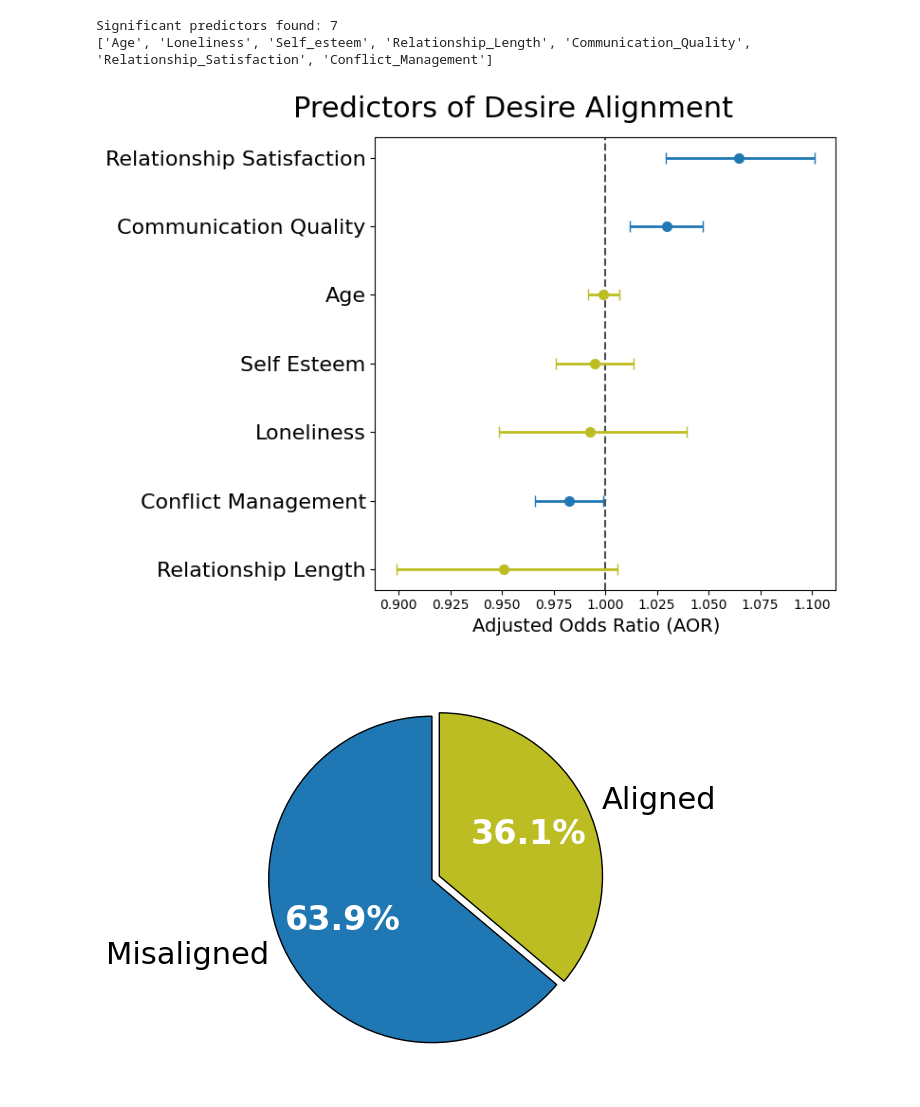
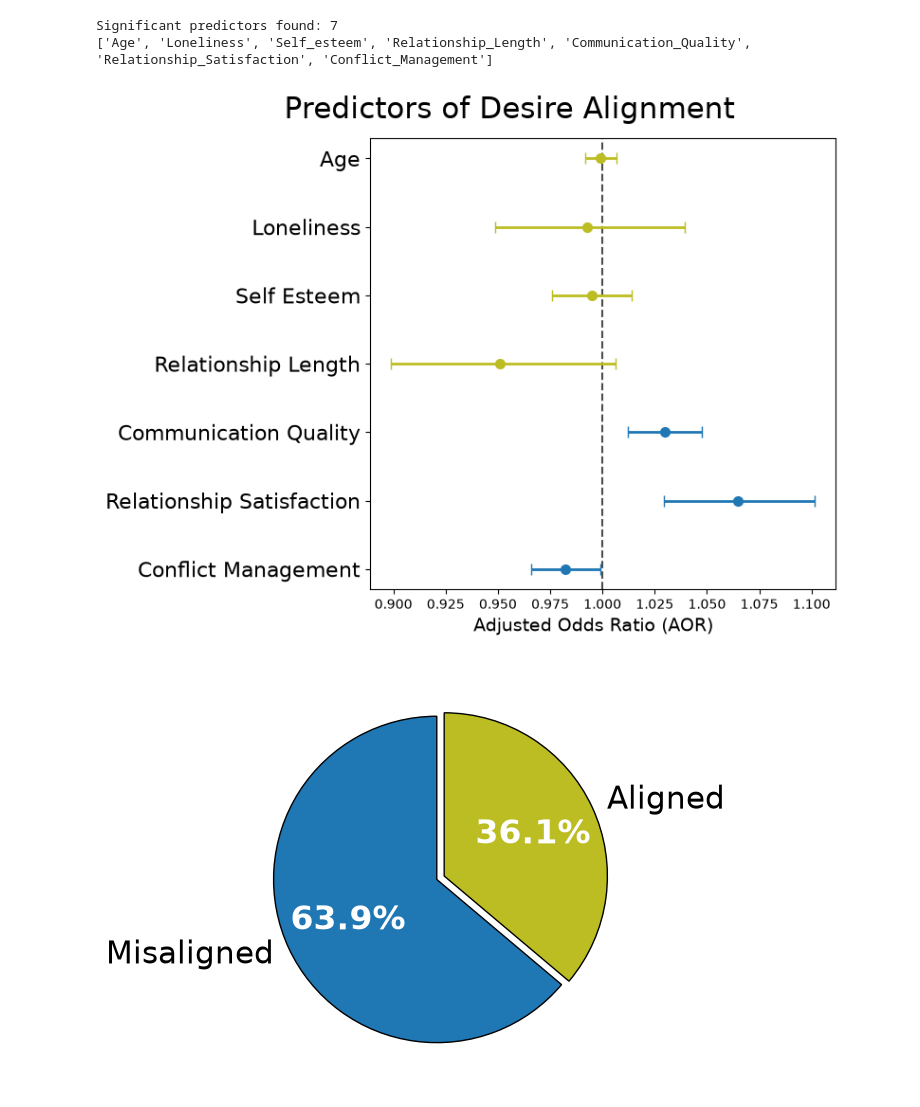
Before and after one commit to EdgardoCS/touchCouples, a Jupyter notebook: 6-2-Alignment_stats.ipynb, the cells around one changed output. Cells and saved outputs as stored; diff of their text form; code cells hidden in the pictures.

```diff
--- a/6-2-Alignment_stats.ipynb
+++ b/6-2-Alignment_stats.ipynb
@@ -167,5 +165,7 @@ plot_df = plot_df.drop([0]).reset_index(drop=True)
+# %%
+plot_df = results_df
+plot_df = plot_df.drop([0]).reset_index(drop=True)
 # %%
-# 2. Set up the plot aesthetics
 plt.figure(figsize=(8, 6))
 plt.style.use('default')
 
@@ -180,33 +180,37 @@ for idx, (i, row) in enumerate(plot_df.iterrows()):
         fmt='o',
         color=colors[idx],
         ecolor=colors[idx],
         capsize=4,
         markersize=7,
         linewidth=2
     )
 
 plt.axvline(x=1.0, color='black', linestyle='--', alpha=0.7, zorder=0)
 
 plt.yticks(range(len(plot_df)), plot_df['Variable'], fontsize=16)
 plt.xlabel(
     # "Adjusted Odds Ratio (AOR)\n<-- Decreases Odds of Alignment | Increases Odds of Alignment -->",
     "Adjusted Odds Ratio (AOR)",
     x=0.48,
     ha='center',
     fontsize=14)
 
-plt.title("Predictors of Desire Alignment",fontsize=22,
-          pad=15, loc='center', x = 0.3)
+plt.title("Predictors of Desire Alignment", fontsize=22,
+          pad=15, loc='center', x=0.3)
 
 custom_lines = [Line2D([0], [0], color='#1f77b4', lw=3, marker='o'),
                 Line2D([0], [0], color='#bcbd22', lw=3, marker='o')]
+
 # plt.legend(custom_lines, ['Significant (p < .05)', 'Not Significant'], loc='lower right', fontsize=16)
+
 plt.tight_layout()
 
-plt.savefig("output/img/alignment/desire.png",dpi=300, bbox_inches='tight')
+plt.gca().invert_yaxis()
+
+# plt.savefig("output/img/alignment/desire2.png",dpi=300, bbox_inches='tight')
 plt.show()
 # %% [output]
-[figure, old version]
+[figure, new version]
 # %%
 sns.set_context("poster")
 
```
Also changed, not shown: parts of 3 cells of this notebook, 3 other files.
